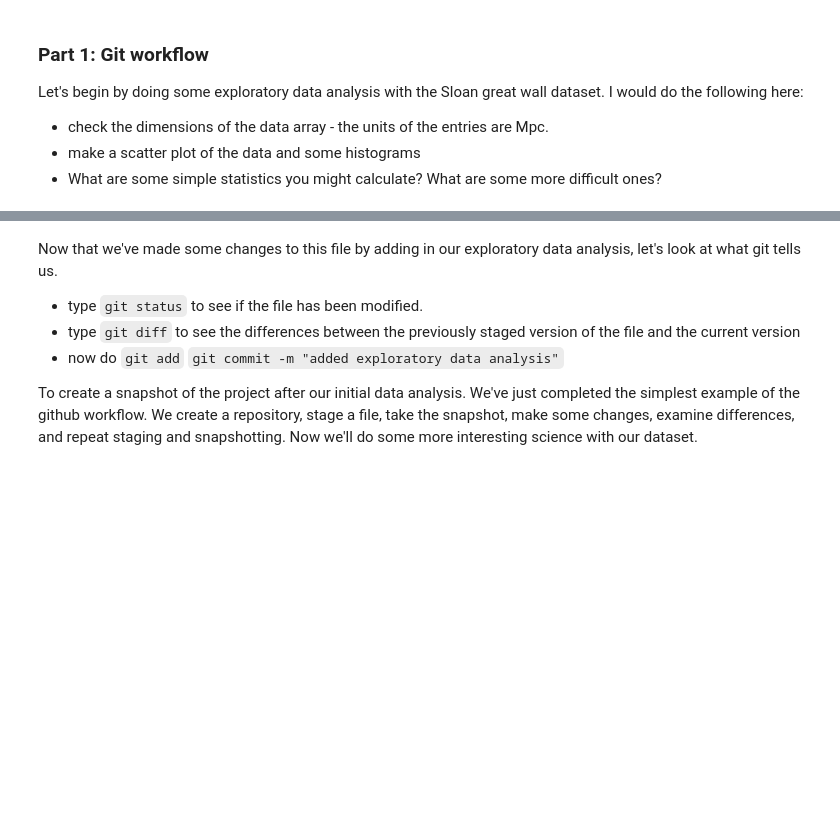
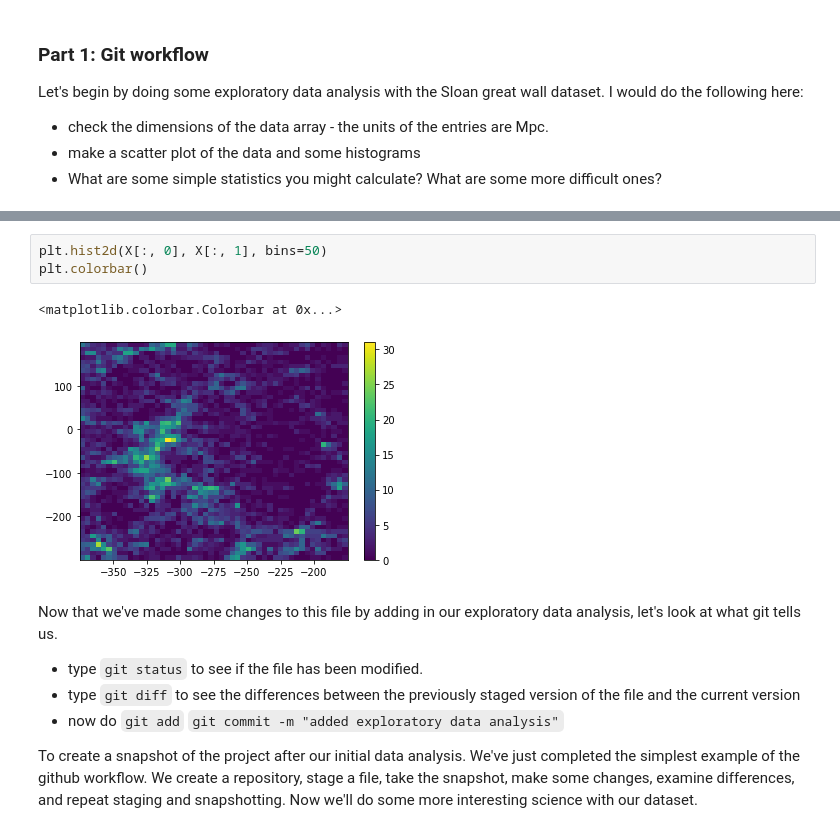
Before and after one commit to icunnyngham/dsfp-jul2022, a Jupyter notebook: DSFP_intro_2_git.ipynb, the cells around one changed output, grey strips where cells are left out. Cells and saved outputs as stored; diff of their text form; blank space fills up the shorter version.

```diff
--- a/DSFP_intro_2_git.ipynb
+++ b/DSFP_intro_2_git.ipynb
@@ -49,3 +52,9 @@ Let's begin by doing some exploratory data analysis with the Sloan great wall da
+# %%
+plt.hist2d(X[:, 0], X[:, 1], bins=50)
+plt.colorbar()
+# %% [output]
+<matplotlib.colorbar.Colorbar at 0x...>
+[figure, added]
 # %% [markdown]
 Now that we've made some changes to this file by adding in our exploratory data analysis, let's look at what git tells us.
 
```
Also changed, not shown: parts of 3 cells of this notebook.
